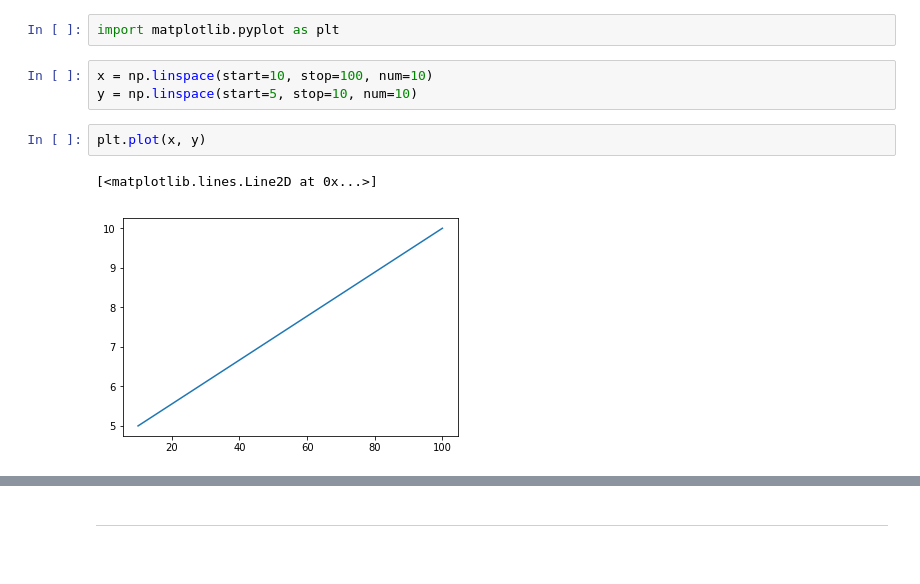
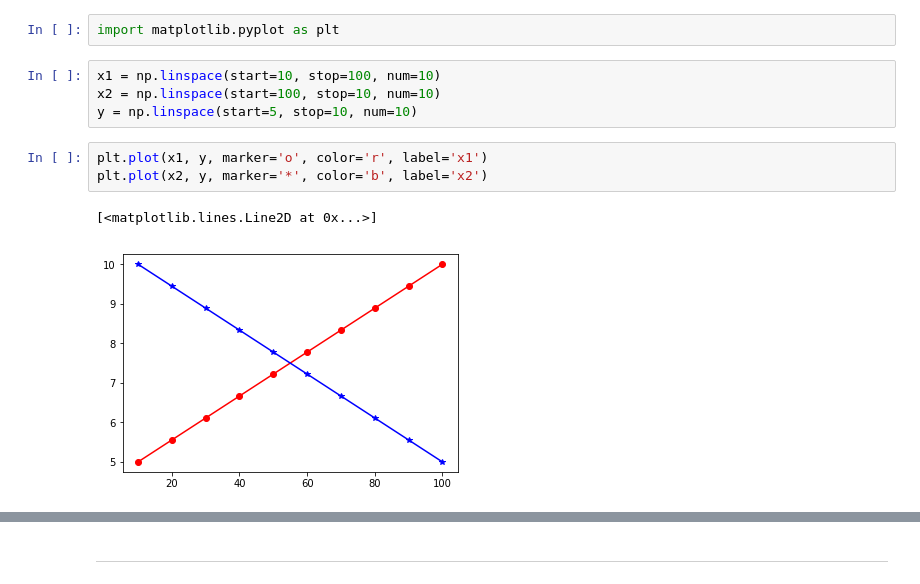
Before and after one commit to Lee-W/Intro_to_Python_Data_Science_Tools, a Jupyter notebook: 1 - Intro.ipynb, the cells around one changed output, grey strips where cells are left out. Drawn from its saved outputs; the diff is of its cells as text.

```diff
--- a/1 - Intro.ipynb
+++ b/1 - Intro.ipynb
@@ -204,11 +215,13 @@ df[['a', 'e']]
 # %%
 import matplotlib.pyplot as plt
 # %%
-x = np.linspace(start=10, stop=100, num=10)
+x1 = np.linspace(start=10, stop=100, num=10)
+x2 = np.linspace(start=100, stop=10, num=10)
 y = np.linspace(start=5, stop=10, num=10)
-# %%
-plt.plot(x, y)
-# %% [output]
-[<matplotlib.lines.Line2D at 0x...>]
-[figure, removed]
+# %%
+plt.plot(x1, y, marker='o', color='r', label='x1')
+plt.plot(x2, y, marker='*', color='b', label='x2')
+# %% [output]
+[<matplotlib.lines.Line2D at 0x...>]
+[figure, added]
 # %%
```
Also changed, not shown: parts of 19 cells of this notebook, 1 other file.
